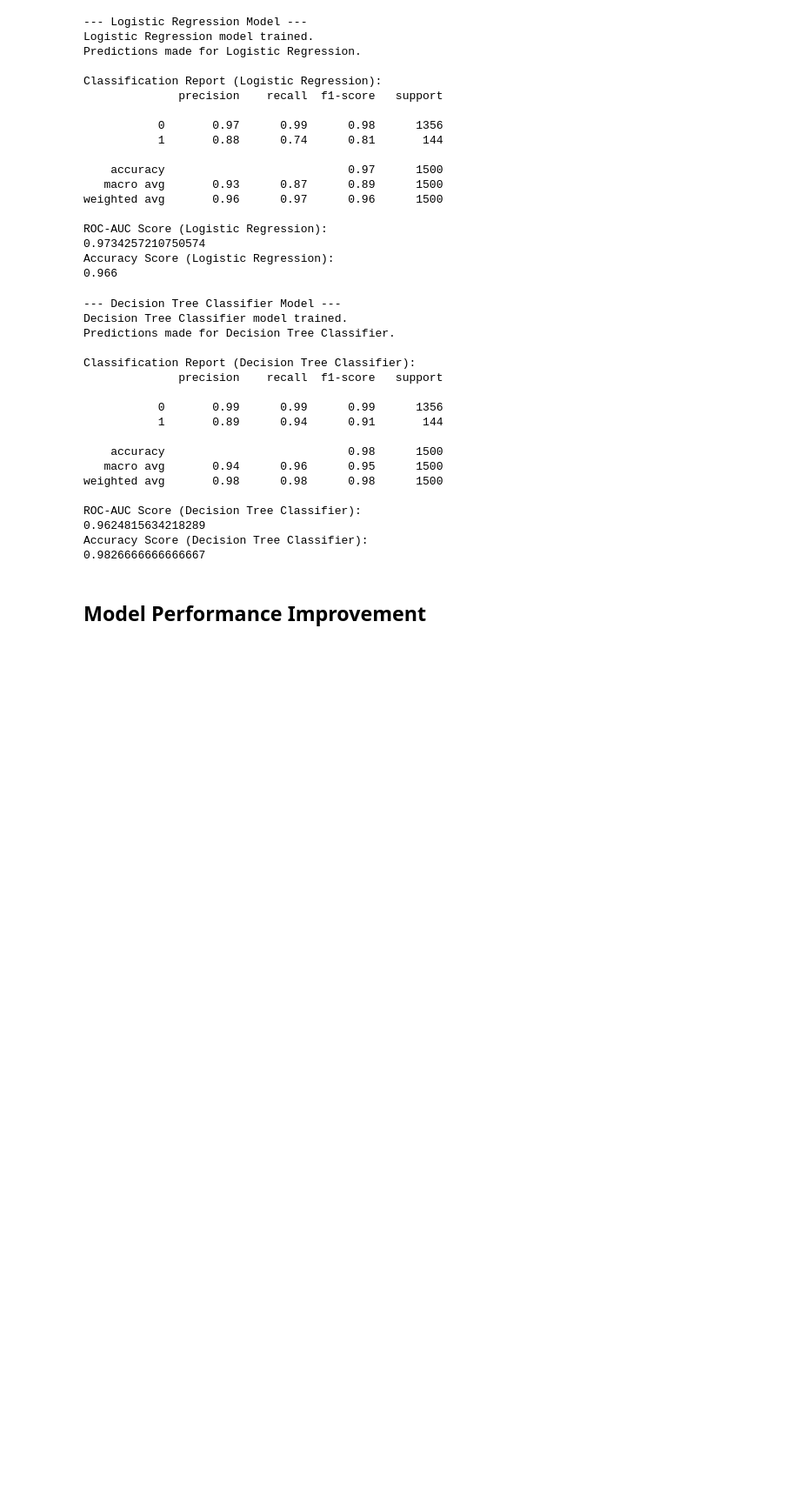
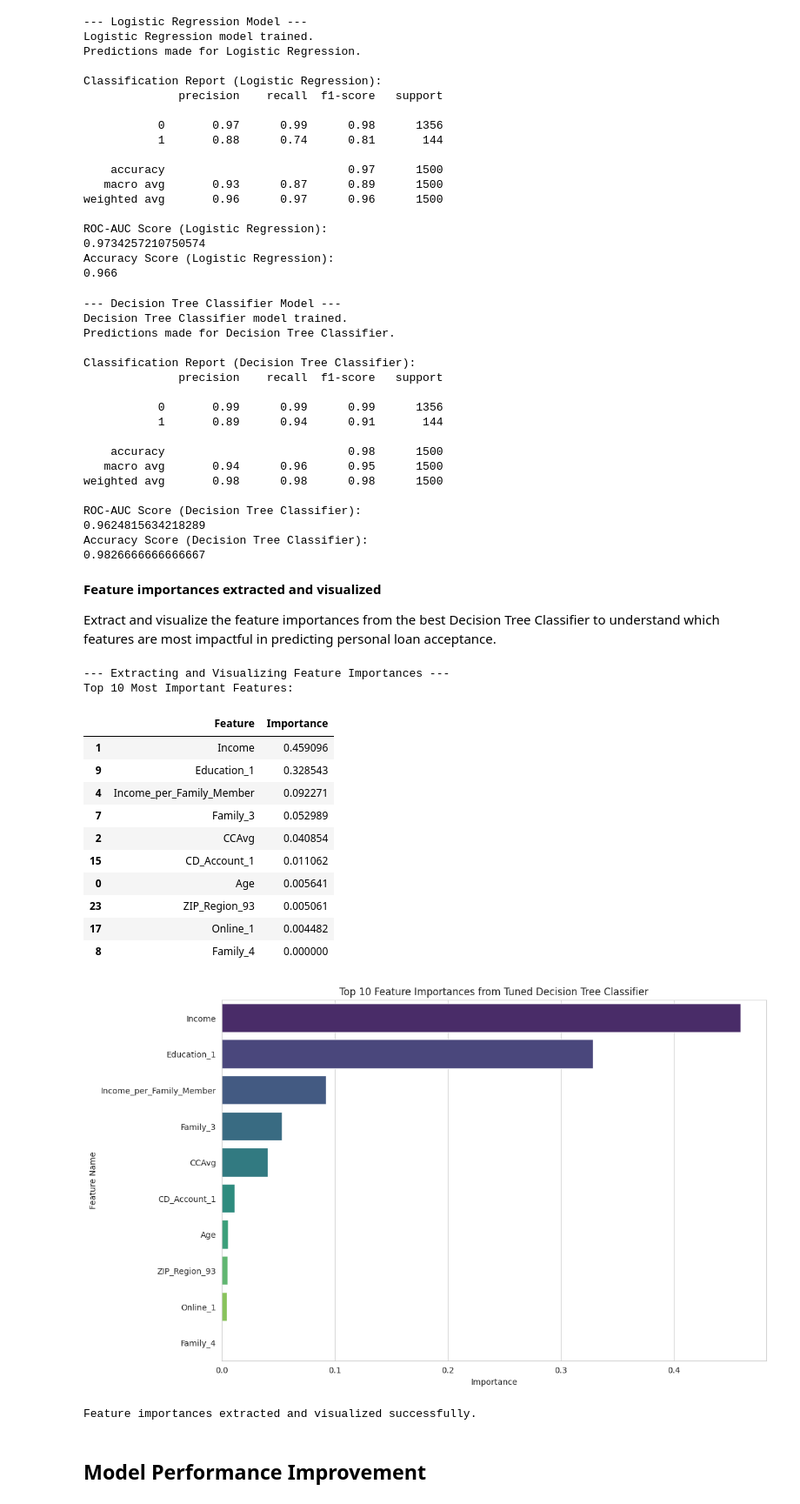
Before and after one commit to gitenterpriseengineer/aiml-program, a Jupyter notebook: AIML_ML_Project_Full_Code_Notebook.ipynb, the cells around one changed output. Shown at 87% size. Cells and saved outputs as stored; diff of their text form; code cells hidden in the pictures; blank space fills up the shorter version.

```diff
--- a/AIML_ML_Project_Full_Code_Notebook.ipynb
+++ b/AIML_ML_Project_Full_Code_Notebook.ipynb
@@ -698,6 +700,58 @@ ROC-AUC Score (Decision Tree Classifier):
 0.9624815634218289
 Accuracy Score (Decision Tree Classifier):
 0.9826666666666667
+# %% [markdown]
+**Feature importances extracted and visualized**
+
+Extract and visualize the feature importances from the best Decision Tree Classifier to understand which features are most impactful in predicting personal loan acceptance.
+# %%
+import pandas as pd
+import matplotlib.pyplot as plt
+import seaborn as sns
+
+print("--- Extracting and Visualizing Feature Importances ---")
+
+# 1. Access the feature_importances_ attribute
+feature_importances = best_dt_model.feature_importances_
+
+# 2. Create a Pandas DataFrame
+feature_names = X_processed_df.columns
+feature_importance_df = pd.DataFrame({
+    'Feature': feature_names,
+    'Importance': feature_importances
+})
+
+# 3. Sort the features by importance in descending order
+feature_importance_df = feature_importance_df.sort_values(by='Importance', ascending=False)
+
+print("Top 10 Most Important Features:")
+display(feature_importance_df.head(10))
+
+# 4. Create a bar plot to visualize the top N most important features
+plt.figure(figsize=(12, 8))
+sns.barplot(x='Importance', y='Feature', data=feature_importance_df.head(10), hue='Feature', legend=False, palette='viridis')
+plt.title('Top 10 Feature Importances from Tuned Decision Tree Classifier')
+plt.xlabel('Importance')
+plt.ylabel('Feature Name')
+plt.show()
+
+print("Feature importances extracted and visualized successfully.")
+# %% [output]
+--- Extracting and Visualizing Feature Importances ---
+Top 10 Most Important Features:
+|  | Feature | Importance |
+| 1 | Income | 0.459096 |
+| 9 | Education_1 | 0.328543 |
+| 4 | Income_per_Family_Member | 0.092271 |
+| 7 | Family_3 | 0.052989 |
+| 2 | CCAvg | 0.040854 |
+| 15 | CD_Account_1 | 0.011062 |
+| 0 | Age | 0.005641 |
+| 23 | ZIP_Region_93 | 0.005061 |
+| 17 | Online_1 | 0.004482 |
+| 8 | Family_4 | 0.000000 |
+[figure, added]
+Feature importances extracted and visualized successfully.
 # %% [markdown]
 ## Model Performance Improvement
 # %% [markdown]
```
Also changed, not shown: parts of 17 cells of this notebook.
